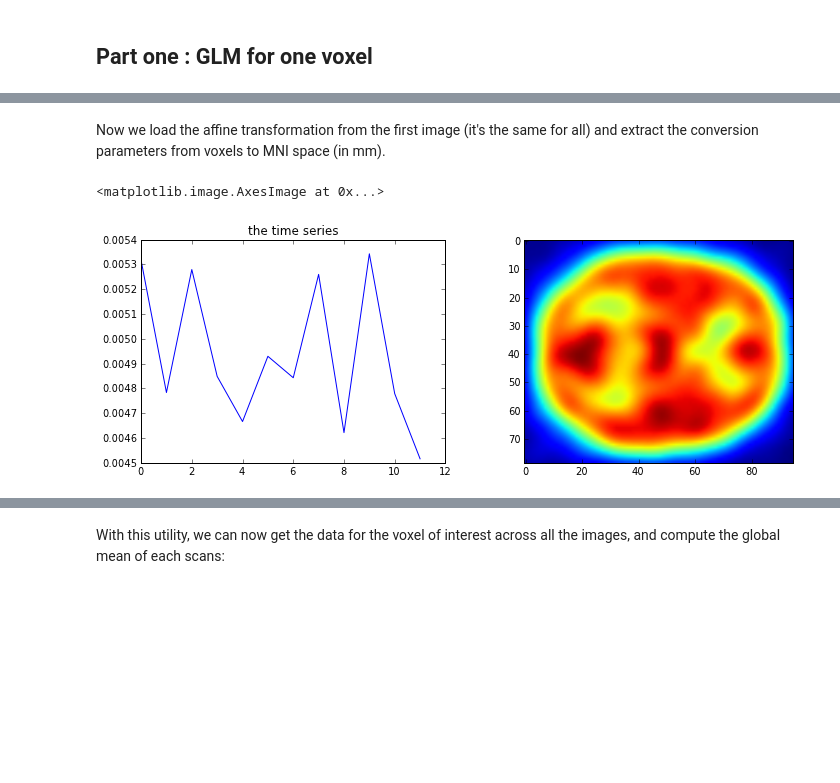
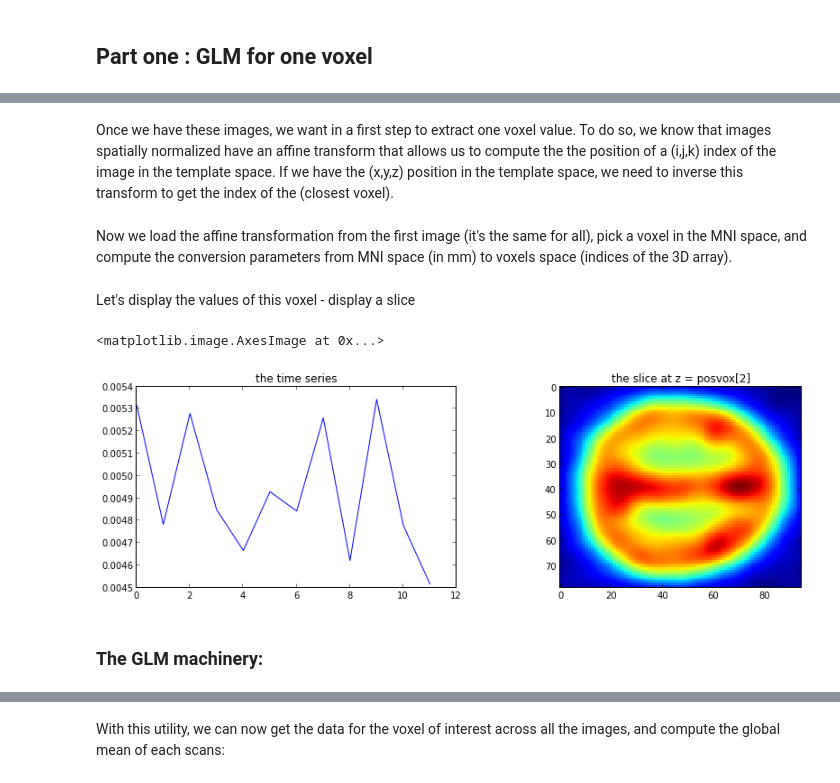
Before and after one commit to jbpoline/nipy-notebooks, a Jupyter notebook: GLM_t_F.ipynb, the cells around one changed output, grey strips where cells are left out. Drawn from its saved outputs; the diff is of its cells as text; code cells hidden in the pictures; blank space fills up the shorter version.

Commit message:
Putting some notation and first GLM explanation

```diff
--- a/GLM_t_F.ipynb
+++ b/GLM_t_F.ipynb
@@ -33,6 +24,11 @@ The least square solution gives : $\hat \beta = X (X^T X)^+ X^T Y $ where $X^+$
+# %%
+images = [nib.load(f) for f in files]
+# grand mean for data
+GM = 50
+# %% [markdown]
+Once we have these images, we want in a first step to extract one voxel value. To do so, we know that images spatially normalized have an affine transform that allows us to compute the the position of a (i,j,k) index of the image in the template space. If we have the (x,y,z) position in the template space, we need to inverse this transform to get the index of the (closest voxel).
 # %% [markdown]
-Now we load the affine transformation from the first image (it's the same for all) and extract the conversion
-parameters from voxels to MNI space (in mm).
+Now we load the affine transformation from the first image (it's the same for all), pick a voxel in the MNI space, and compute the conversion parameters from MNI space (in mm) to voxels space (indices of the 3D array).
 # %%
 # transformation from voxel no to mm
 M = images[0].get_affine()
@@ -48,15 +44,21 @@ posvox = tuple(posvox[:3].astype(int))
 nimgs = len(images)
 vdata = np.zeros(nimgs)
 gdata = np.zeros(nimgs)
+
 for i, V in enumerate(images):
     d = V.get_data()
     vdata[i] = d[posvox]
-
-fig, (ax1, ax2) = plt.subplots(1,2, figsize=(12,4))
-ax1.plot(vdata); ax1.set_title('the time series')
-last_image = images[-1]
-last_data = last_image.get_data()
-ax2.imshow(last_data[:, :, 30])
-# %% [output]
-<matplotlib.image.AxesImage at 0x...>
-[figure, removed]
+# %% [markdown]
+Let's display the values of this voxel - display a slice
+# %%
+fig, (ax1, ax2) = subplots(1,2, figsize=(14,4))
+ax1.plot(vdata); ax1.set_title('the time series')
+last_image = images[-1]
+last_data = last_image.get_data()
+ax2.set_title('the slice at z = posvox[2]')
+imshow(last_data[:,:,posvox[2]], interpolation='nearest')
+# %% [output]
+<matplotlib.image.AxesImage at 0x...>
+[figure, added]
+# %% [markdown]
+### The GLM machinery:
```
Also changed, not shown: parts of 12 cells of this notebook.
